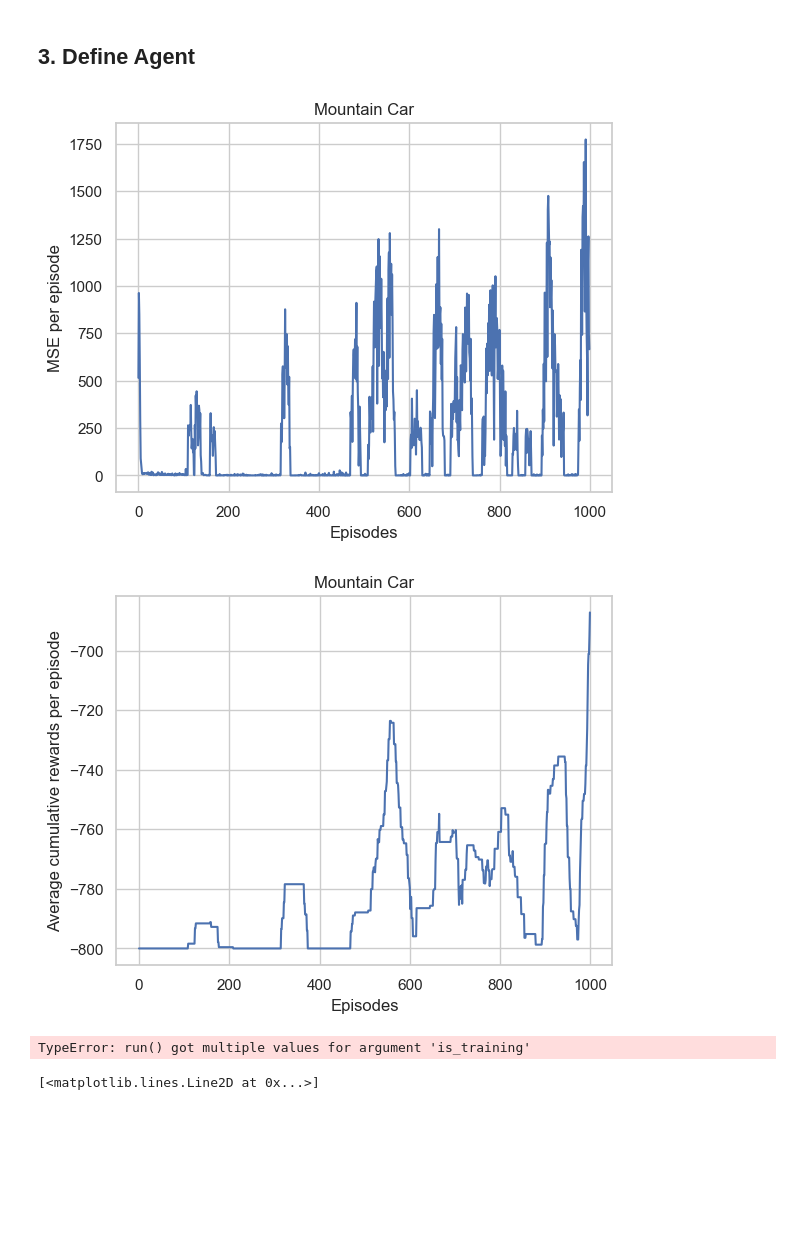
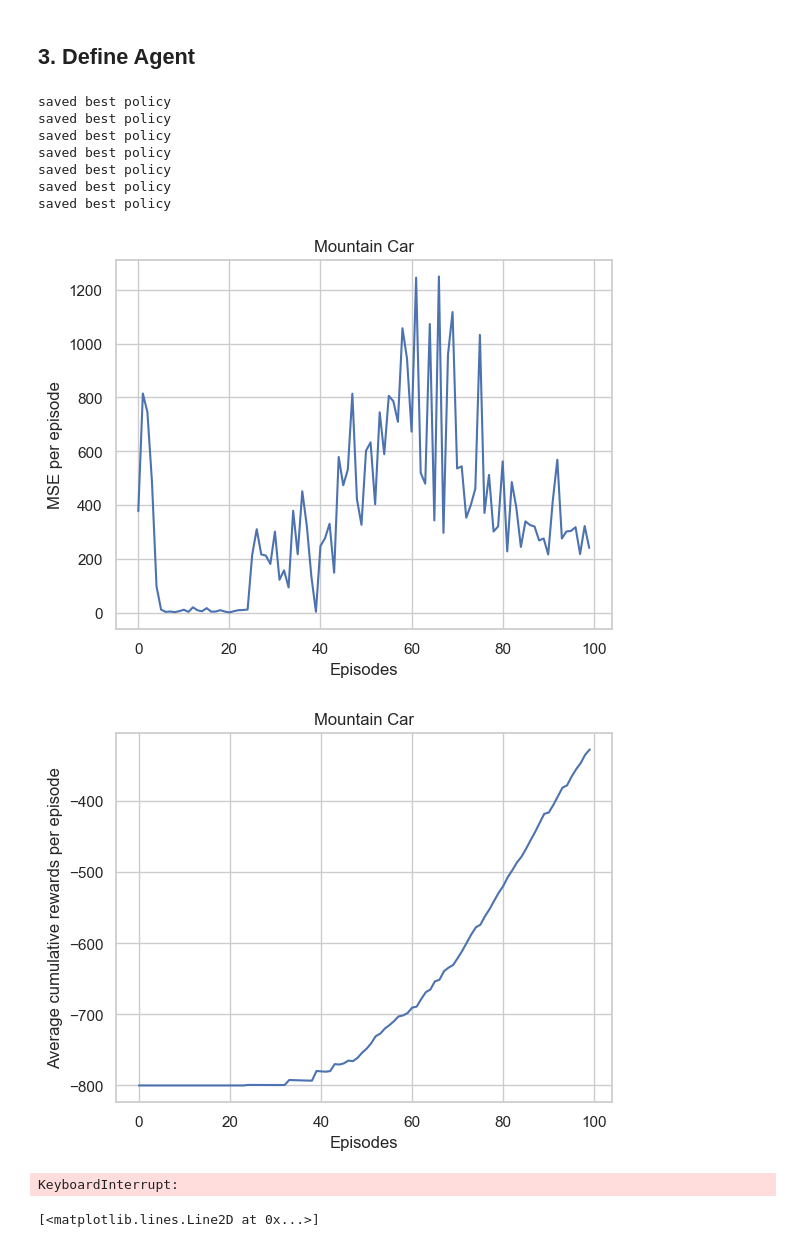
Before and after one commit to LionelSafar/Rolls-Royce-Peak-Plower, a Jupyter notebook: main.ipynb, the cells around one changed output. Drawn from its saved outputs; the diff is of its cells as text; code cells hidden in the pictures; blank space fills up the shorter version.

Commit message:
saves policy now

```diff
--- a/main.ipynb
+++ b/main.ipynb
@@ -107,7 +107,7 @@ def run(agent, episodes, render=False, is_training=True, truncate=-1000):
     env = gym.make('MountainCar-v0', render_mode='human' if render else None)
 
     # memory for rewards per episode
-    rewards_per_episode = np.zeros(episodes)
+    rewards_per_episode = np.ones(episodes) * truncate
 
     step_count = 0 # tracking the number of steps taken in the environment -> used for syncing policy_net -> target_net
 
@@ -372,17 +372,24 @@ class DQNAgent:
 # %%
 # Initialize DQN agent + network
 Q = DQN(input_states=2, out_actions=env.action_space.n, hidden_layers=2, hidden_nodes=64)
 dqn_agent = DQNAgent(Q=Q, gamma=0.99, epsilon=0.9, batch_size=64, learning_rate=0.001, sync_rate=1000)
 
-rewards = run(dqn_agent, 1000, render=False, truncate=-800)
+rewards = run(dqn_agent, 100, render=False, truncate=-800)
 # %% [output]
+saved best policy
+saved best policy
+saved best policy
+saved best policy
+saved best policy
+saved best policy
+saved best policy
-[figure, old version]
+[figure, new version]
-[figure, old version]
+[figure, new version]
 # %%
 # run and render best policy
 run(dqn_agent, 1, render=True, is_training=False)
 # %% [output]
-TypeError: run() got multiple values for argument 'is_training'
+KeyboardInterrupt:
 # %%
 plt.plot(rewards)
 # %% [output]
```
Also changed, not shown: 3 other files.
